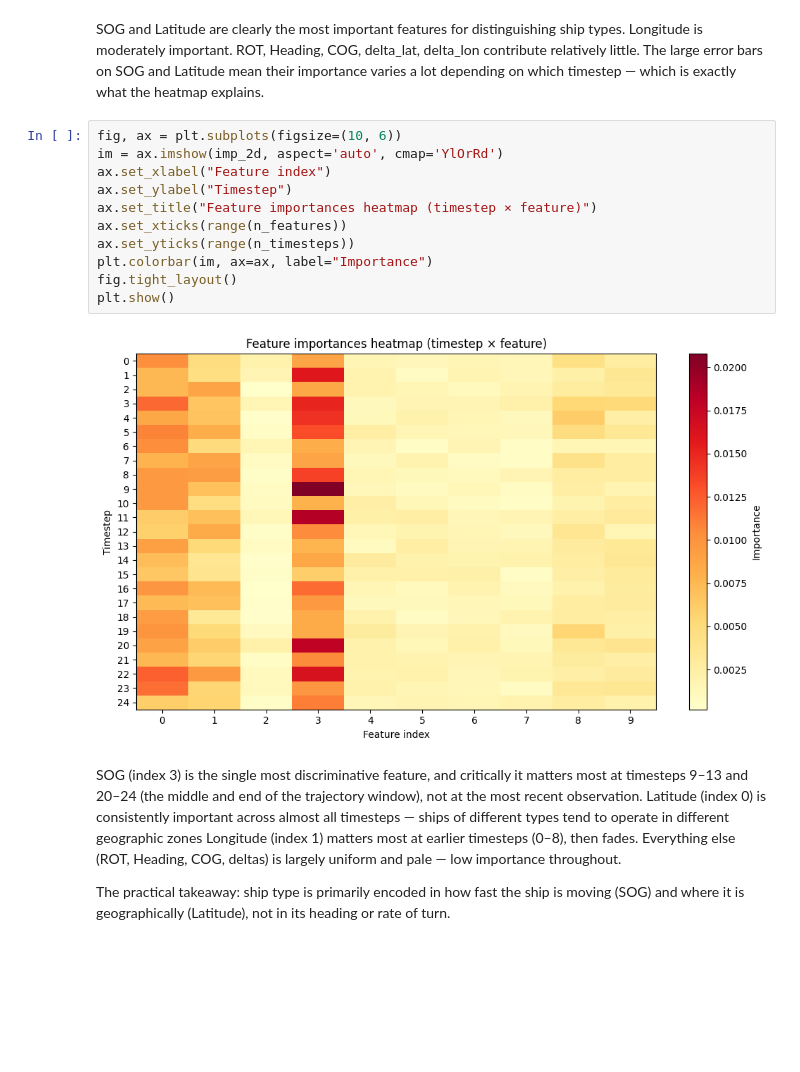
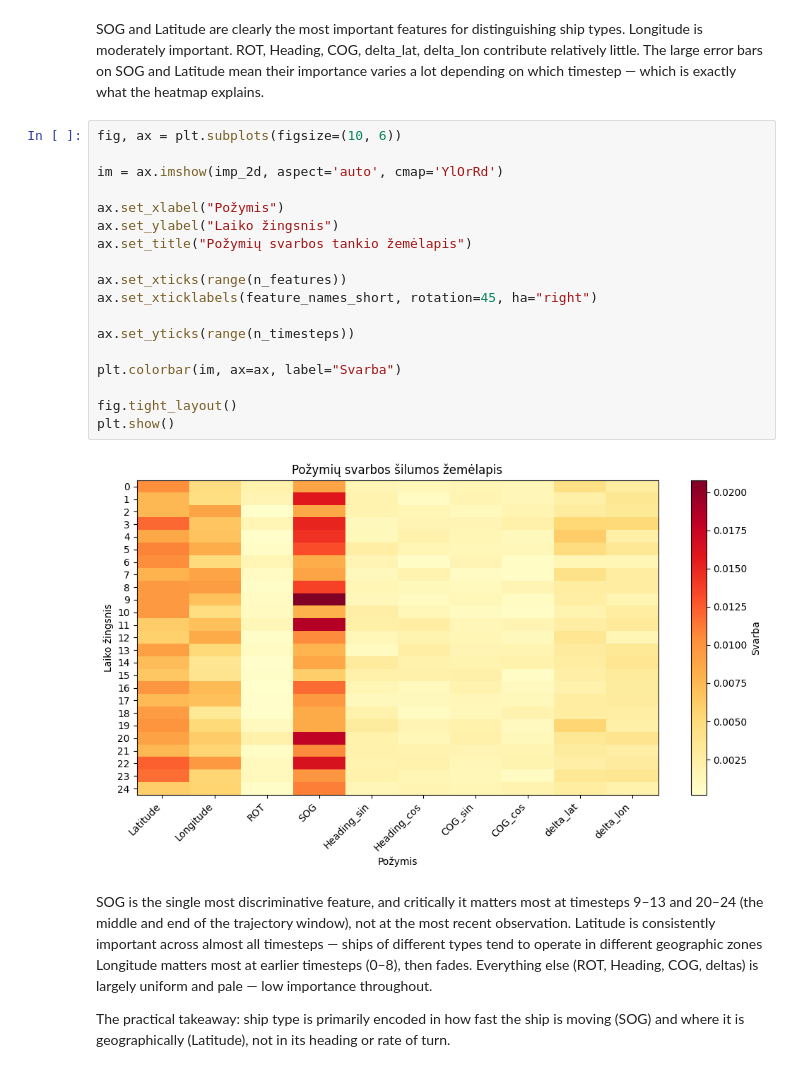
Before and after one commit to lukasjanusauskas/ais-duomenu-vizualizavimas, a Jupyter notebook: 4 Lab/RF.ipynb, the cells around one changed output. Cells and saved outputs as stored; diff of their text form; blank space fills up the shorter version.

```diff
--- a/4 Lab/RF.ipynb
+++ b/4 Lab/RF.ipynb
@@ -453,21 +453,28 @@ ROT, Heading, COG, delta_lat, delta_lon contribute relatively little.
 The large error bars on SOG and Latitude mean their importance varies a lot depending on which timestep — which is exactly what the heatmap explains.
 # %%
 fig, ax = plt.subplots(figsize=(10, 6))
+
 im = ax.imshow(imp_2d, aspect='auto', cmap='YlOrRd')
-ax.set_xlabel("Feature index")
-ax.set_ylabel("Timestep")
-ax.set_title("Feature importances heatmap (timestep × feature)")
+
+ax.set_xlabel("Požymis")
+ax.set_ylabel("Laiko žingsnis")
+ax.set_title("Požymių svarbos tankio žemėlapis")
+
 ax.set_xticks(range(n_features))
+ax.set_xticklabels(feature_names_short, rotation=45, ha="right")
+
 ax.set_yticks(range(n_timesteps))
-plt.colorbar(im, ax=ax, label="Importance")
+
+plt.colorbar(im, ax=ax, label="Svarba")
+
 fig.tight_layout()
 plt.show()
 # %% [output]
-[figure, old version]
+[figure, new version]
 # %% [markdown]
-SOG (index 3) is the single most discriminative feature, and critically it matters most at timesteps 9–13 and 20–24 (the middle and end of the trajectory window), not at the most recent observation.
-Latitude (index 0) is consistently important across almost all timesteps — ships of different types tend to operate in different geographic zones
-Longitude (index 1) matters most at earlier timesteps (0–8), then fades.
+SOG is the single most discriminative feature, and critically it matters most at timesteps 9–13 and 20–24 (the middle and end of the trajectory window), not at the most recent observation.
+Latitude is consistently important across almost all timesteps — ships of different types tend to operate in different geographic zones
+Longitude  matters most at earlier timesteps (0–8), then fades.
 Everything else (ROT, Heading, COG, deltas) is largely uniform and pale — low importance throughout.
 
 The practical takeaway: ship type is primarily encoded in how fast the ship is moving (SOG) and where it is geographically (Latitude), not in its heading or rate of turn.
```
Also changed, not shown: parts of 1 cell of this notebook, 1 other file.
